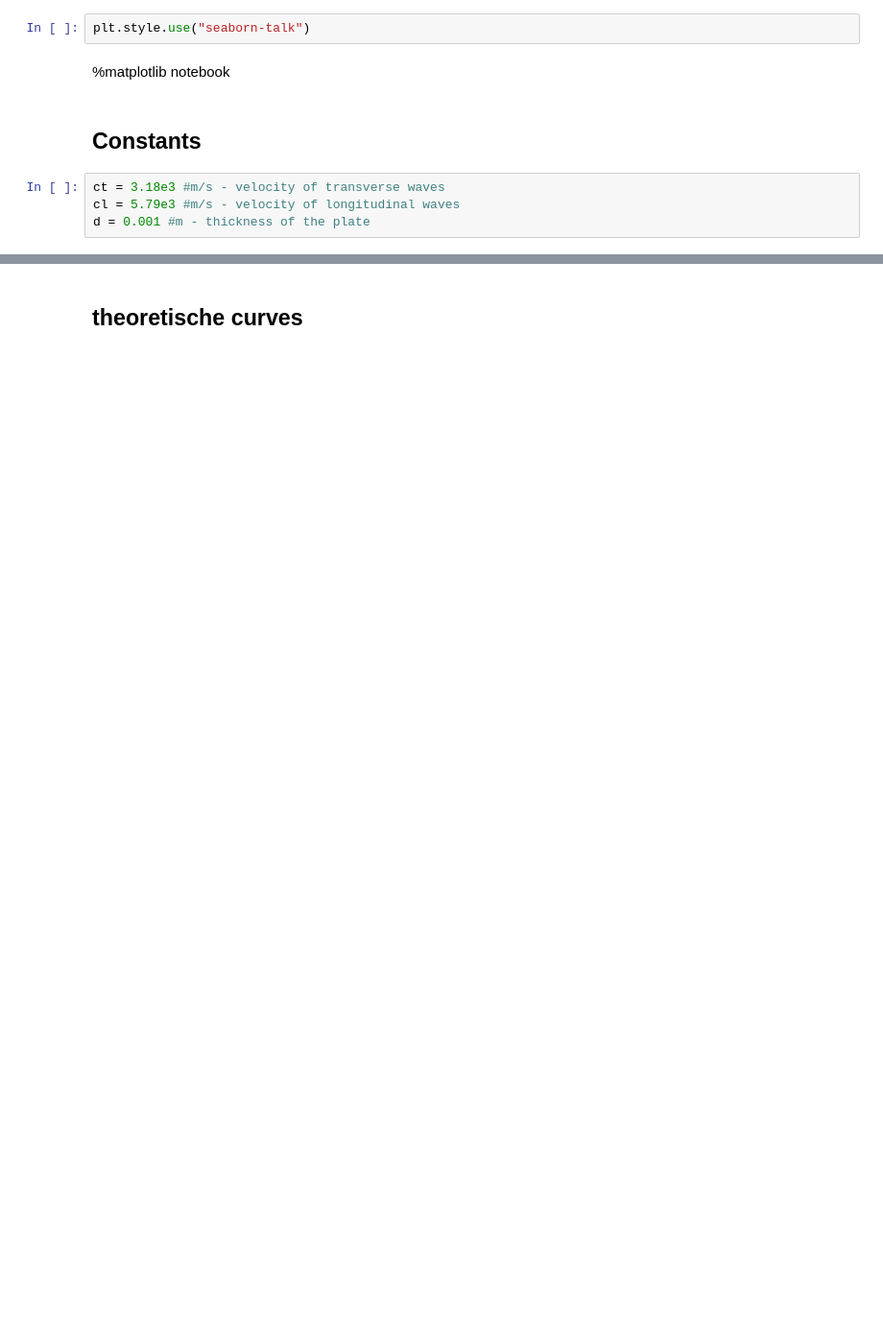
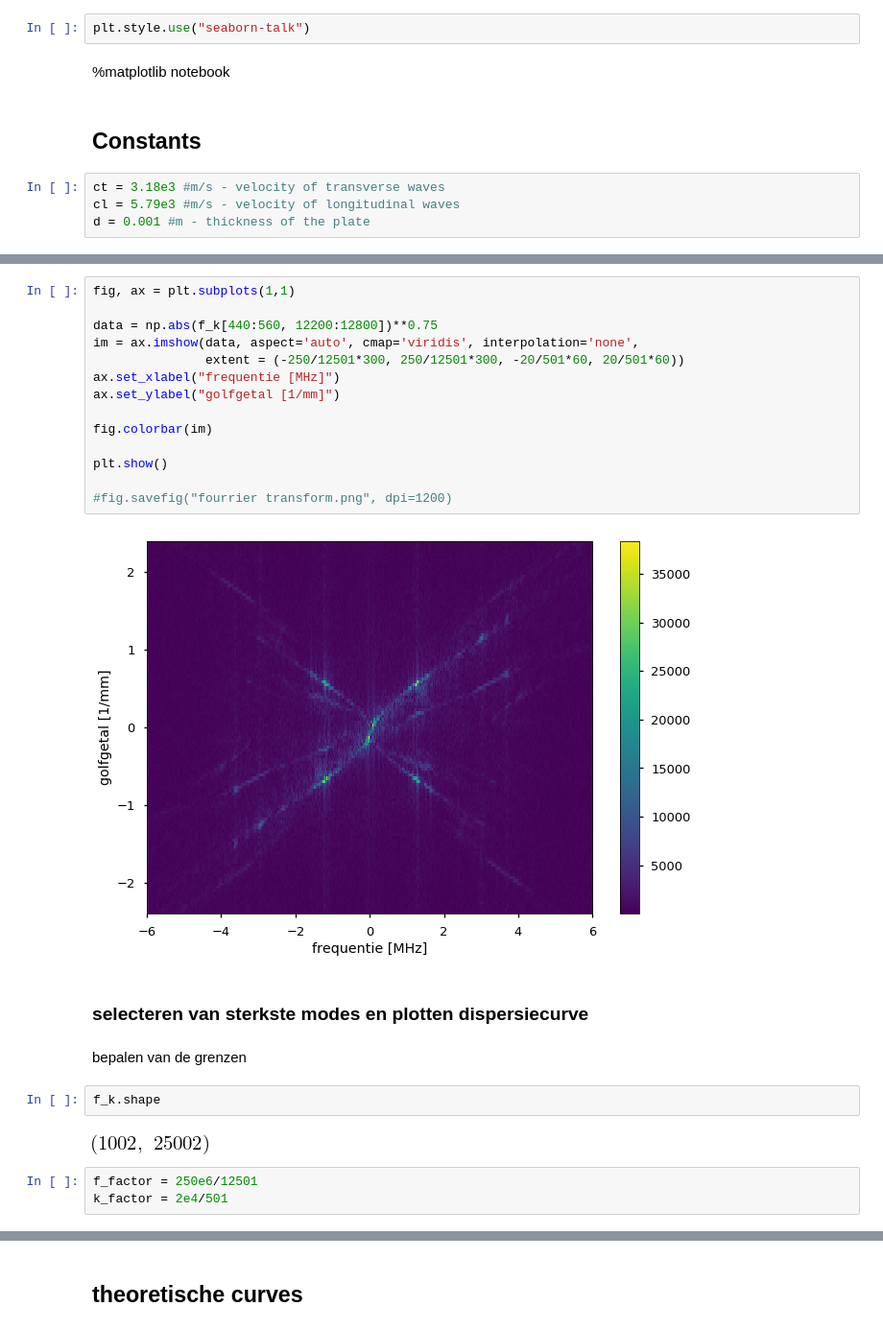
Before and after one commit to Cubedsheep/experimentele-basistechnieken, a Jupyter notebook: Lamb_Waves/Lamb-waves.ipynb, the cells around one changed output, grey strips where cells are left out. Shown at 96% size. Cells and saved outputs as stored; diff of their text form; blank space fills up the shorter version.

```diff
--- a/Lamb_Waves/Lamb-waves.ipynb
+++ b/Lamb_Waves/Lamb-waves.ipynb
@@ -29,0 +83,27 @@ d = 0.001 #m - thickness of the plate
+# %%
+fig, ax = plt.subplots(1,1)
+
+data = np.abs(f_k[440:560, 12200:12800])**0.75
+im = ax.imshow(data, aspect='auto', cmap='viridis', interpolation='none',
+               extent = (-250/12501*300, 250/12501*300, -20/501*60, 20/501*60))
+ax.set_xlabel("frequentie [MHz]")
+ax.set_ylabel("golfgetal [1/mm]")
+
+fig.colorbar(im)
+
+plt.show()
+
+#fig.savefig("fourrier transform.png", dpi=1200)
+# %% [output]
+[figure, added]
+# %% [markdown]
+### selecteren van sterkste modes en plotten dispersiecurve
+# %% [markdown]
+bepalen van de grenzen
+# %%
+f_k.shape
+# %% [output]
+[figure, added]
+# %%
+f_factor = 250e6/12501
+k_factor = 2e4/501
```
Also changed, not shown: parts of 31 cells of this notebook, 10 other files.
